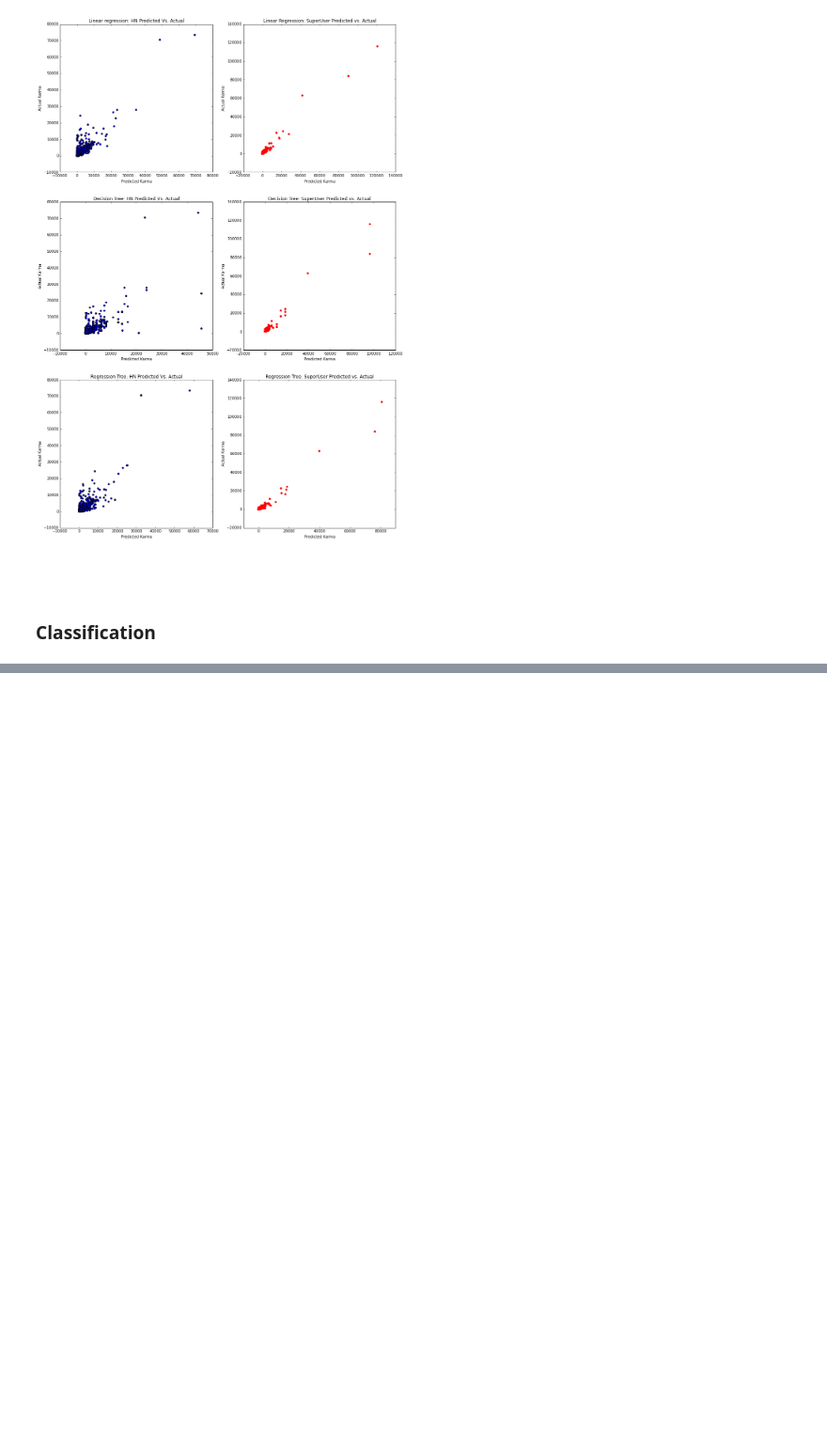
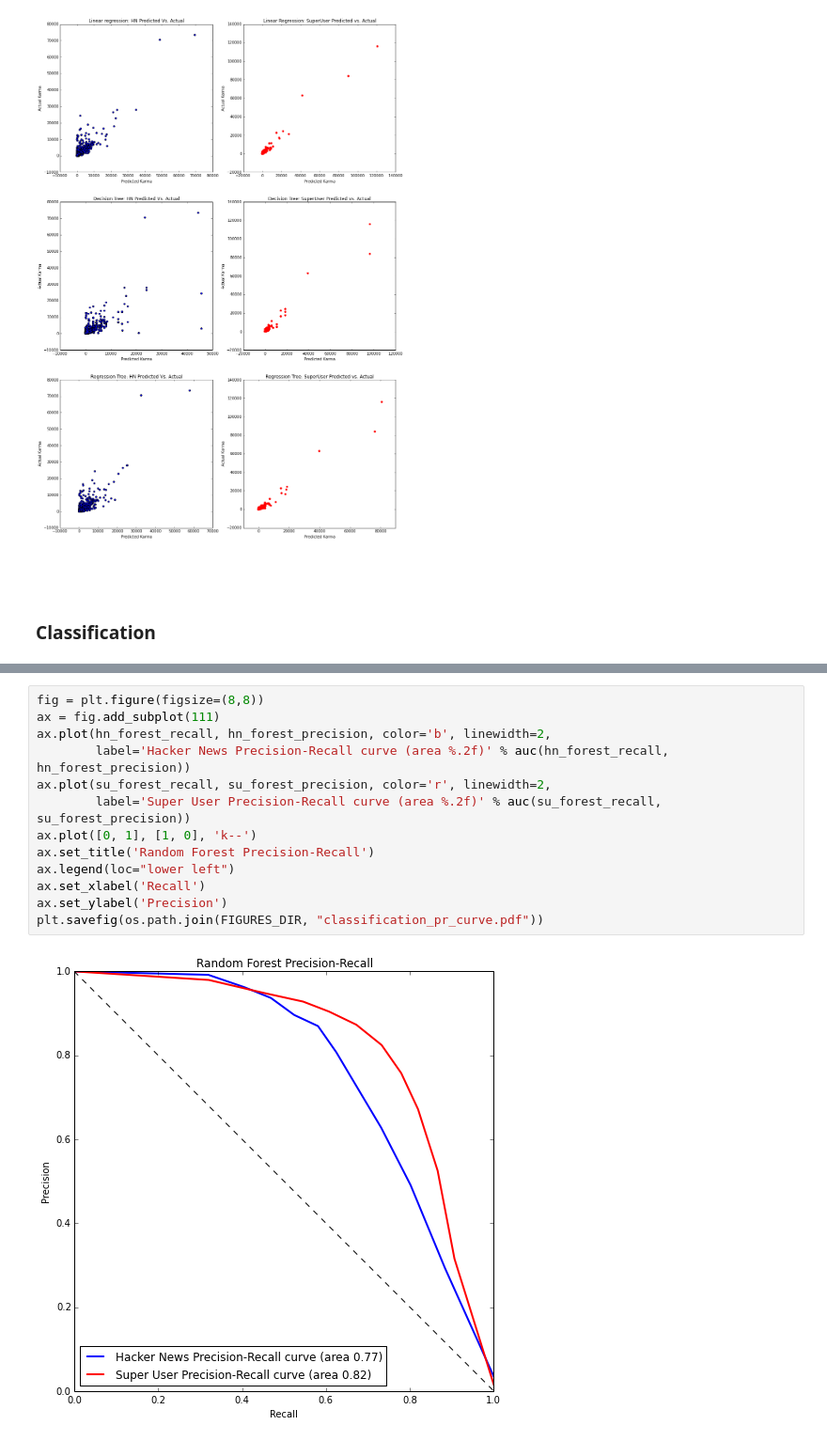
Before and after one commit to turtlesoupy/karma-prediction-cs224w, a Jupyter notebook: ipython/Karma.ipynb, the cells around one changed output, grey strips where cells are left out. Shown at 94% size. Saved outputs shown, nothing was run; the diff lists cells and outputs as text; blank space fills up the shorter version.

```diff
--- a/ipython/Karma.ipynb
+++ b/ipython/Karma.ipynb
@@ -1054,0 +1056,15 @@ plt.savefig(os.path.join(FIGURES_DIR, "classification_pr_curve.pdf"))
+# %%
+fig = plt.figure(figsize=(8,8))
+ax = fig.add_subplot(111)
+ax.plot(hn_forest_recall, hn_forest_precision, color='b', linewidth=2,
+        label='Hacker News Precision-Recall curve (area %.2f)' % auc(hn_forest_recall, hn_forest_precision))
+ax.plot(su_forest_recall, su_forest_precision, color='r', linewidth=2,
+        label='Super User Precision-Recall curve (area %.2f)' % auc(su_forest_recall, su_forest_precision))
+ax.plot([0, 1], [1, 0], 'k--')
+ax.set_title('Random Forest Precision-Recall')
+ax.legend(loc="lower left")
+ax.set_xlabel('Recall')
+ax.set_ylabel('Precision')
+plt.savefig(os.path.join(FIGURES_DIR, "classification_pr_curve.pdf"))
+# %% [output]
+[figure, added]
```
Also changed, not shown: parts of 25 cells of this notebook, 4 other files.
